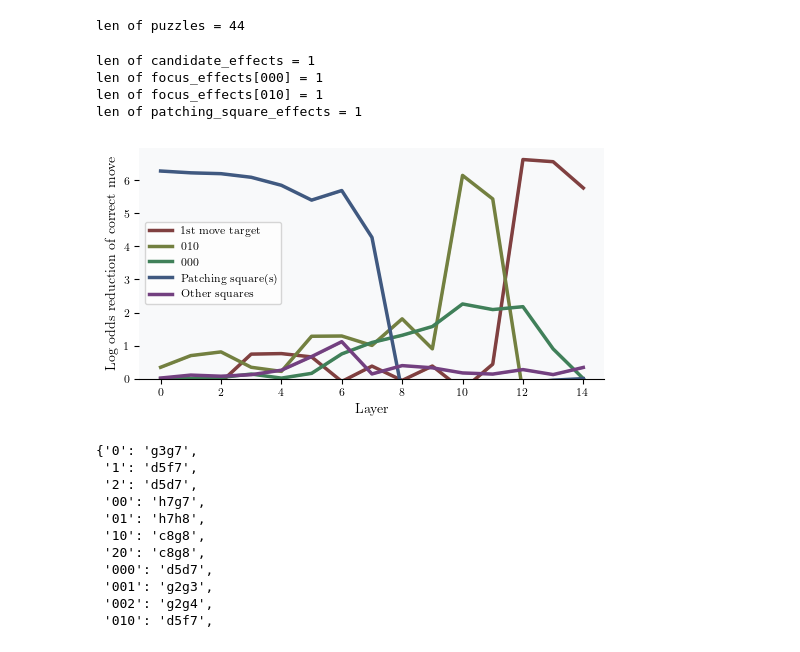
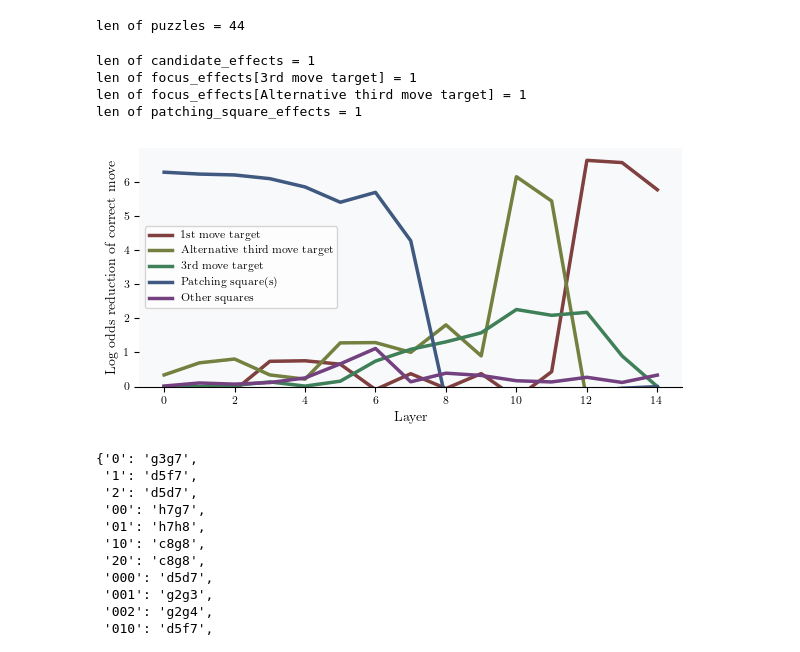
Before and after one commit to Gusanidas/leela-interp, a Jupyter notebook: notebooks/residual_effects.ipynb, the cells around one changed output. Drawn from its saved outputs; the diff is of its cells as text; code cells hidden in the pictures.

```diff
--- a/notebooks/residual_effects.ipynb
+++ b/notebooks/residual_effects.ipynb
@@ -190,0 +214,4 @@ def plot_residual_effects(puzzles, save_path=None, focus_movements=[("000", "Def
+# %%
+threshold = puzzles["effects_00000_tgt"].quantile(0.9)
+filtered_puzzles = puzzles[puzzles["effects_00000_tgt"]>threshold]
+plot_residual_effects(filtered_puzzles, line_width=1, focus_movements=[("00000", "5th move target"), ("000", "3rd move target")], save_path="plots/residual_effects_alternative_5th_and_3rd_move_target_filtered.png")
@@ -199,13 +232,13 @@ print(f"len of puzzles = {len(other_puzzles)}")
 len of puzzles = 44
 # %%
 one_puzzle = other_puzzles.iloc[4].to_frame().T
-plot_residual_effects(one_puzzle, focus_movements = [("000", "000"), ("010", "010")])
+plot_residual_effects(one_puzzle, focus_movements = [("000", "3rd move target"), ("010", "Alternative third move target")], save_path="plots/residual_effects_alternative_3rd_move_target_filtered_single_puzzle.png")
 # %% [output]
 len of candidate_effects = 1
-len of focus_effects[000] = 1
-len of focus_effects[010] = 1
+len of focus_effects[3rd move target] = 1
+len of focus_effects[Alternative third move target] = 1
 len of patching_square_effects = 1
-[figure, old version]
+[figure, new version]
 # %%
 puzzle = other_puzzles.iloc[1]
 puzzle.move_tree
```
Also changed, not shown: parts of 4 cells of this notebook, 5 other files.
